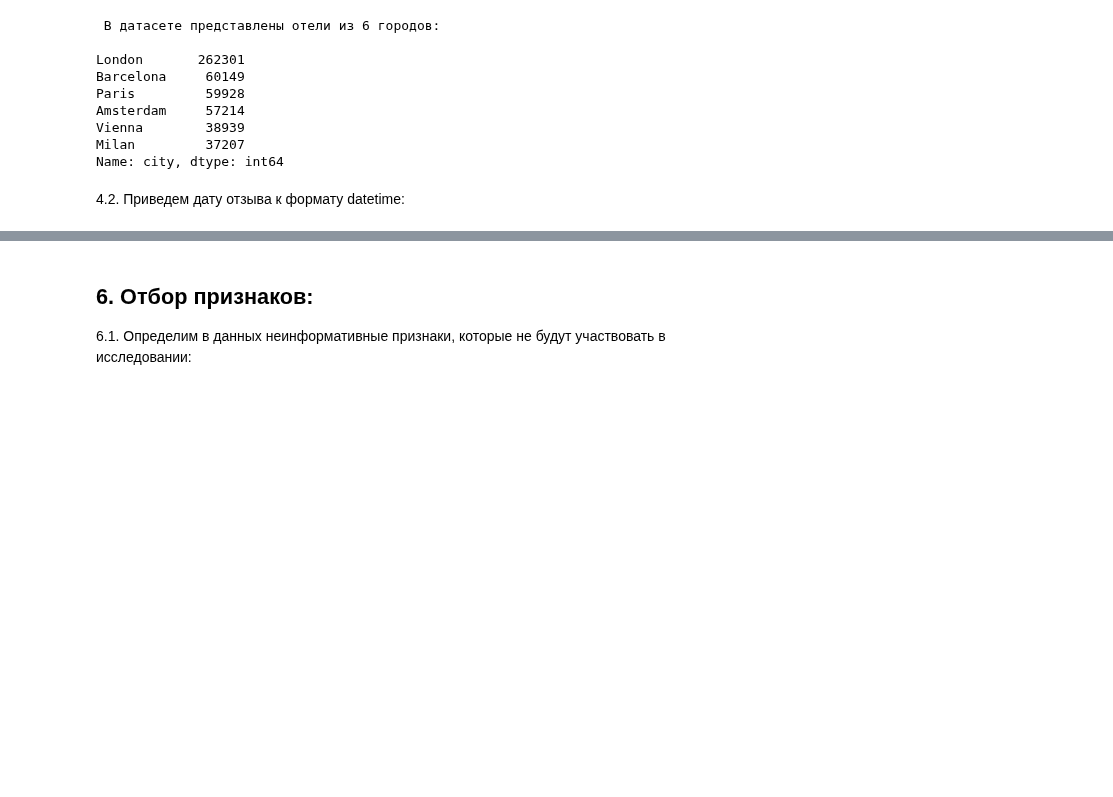
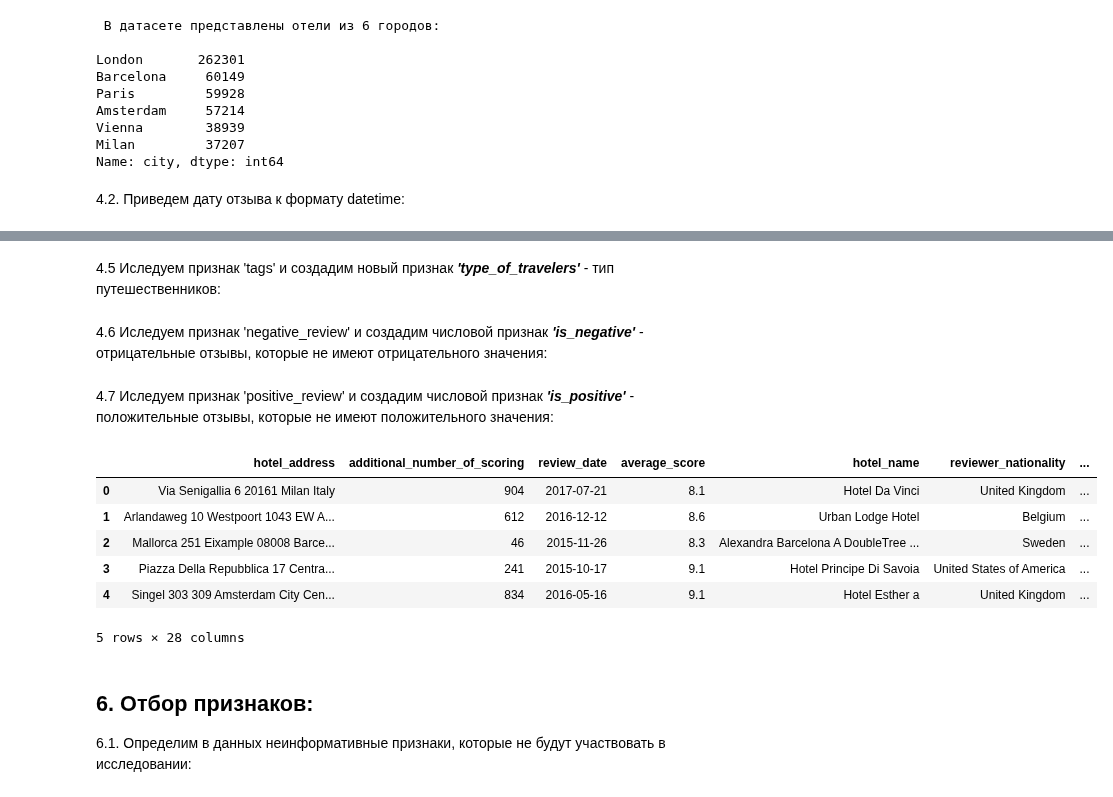
Before and after one commit to Irina-Kondratenko/SkillFactory, a Jupyter notebook: Homework/Project_6/baseline-v1.ipynb, the cells around one changed output, grey strips where cells are left out. Saved outputs shown, nothing was run; the diff lists cells and outputs as text; code cells hidden in the pictures; blank space fills up the shorter version.

```diff
--- a/Homework/Project_6/baseline-v1.ipynb
+++ b/Homework/Project_6/baseline-v1.ipynb
@@ -351,0 +353,14 @@ Pass the following variable as a keyword arg: x. From version 0.12, the only val
+# %%
+data['tags'] = data['tags'].apply(lambda x: x.replace("[' ", "").replace(" ']", "").split(" ', ' "))
+
+def get_night(arg):
+
+    for tag in arg:
+        if 'Stayed' in tag:
+            return int(tag.split()[1])
+
+# Создание нового признака 'nights':
+data['nights'] = data['tags'].apply(get_night)
+
+# Заменим пропуски в признаке медианой:
+data['nights'] = data['nights'].fillna(data.nights.median())
@@ -352,3 +369,47 @@ Pass the following variable as a keyword arg: x. From version 0.12, the only val
+# %%
+# Создание нового признака 'type_trip':
+data['type_trip'] = data['tags'].apply(
+    lambda x: 1 if 'Business' in x else 0)
+# %% [markdown]
+4.5 Иследуем признак 'tags' и создадим новый признак ***'type_of_travelers'*** - тип путешественников:
+# %%
+def set_why_stayed(value):
+    if 'Group' in  value:
+        return 'Group'
+    if 'Couple' in value:
+        return 'Couple'
+    if 'Solo traveler' in value:
+        return 'Solo traveler'
+    if 'Family with young children' in value:
+        return 'Family with young children'
+    if 'Family with older children' in value:
+        return 'Family with older children'
+    return np.nan
+
+# Создание нового признака 'type_of_travelers':
+data['type_of_travelers'] = data['tags'].apply(set_why_stayed)
+data['type_of_travelers'] = data['type_of_travelers'].fillna(
+    data['type_of_travelers'].mode().iat[0])
+# %% [markdown]
+4.6 Иследуем признак 'negative_review' и создадим числовой признак ***'is_negative'*** - отрицательные отзывы, которые не имеют отрицательного значения:
+# %%
+# Создание нового признака 'is_negative':
+data['is_negative'] = data['negative_review'].apply(
+    lambda x: 0 if x == 'No Negative' else 1)
+# %% [markdown]
+4.7 Иследуем признак 'positive_review' и создадим числовой признак ***'is_positive'*** - положительные отзывы, которые не имеют положительного значения:
+# %%
+# Создание нового признака 'is_positive':
+data['is_positive'] = data['positive_review'].apply(
+    lambda x: 0 if x =='No Positive' else 1)
+# %% [output]
+|  | hotel_address | additional_number_of_scoring | review_date | average_score | hotel_name | reviewer_nationality | ... |
+| 0 | Via Senigallia 6 20161 Milan Italy | 904 | 2017-07-21 | 8.1 | Hotel Da Vinci | United Kingdom | ... |
+| 1 | Arlandaweg 10 Westpoort 1043 EW A... | 612 | 2016-12-12 | 8.6 | Urban Lodge Hotel | Belgium | ... |
+| 2 | Mallorca 251 Eixample 08008 Barce... | 46 | 2015-11-26 | 8.3 | Alexandra Barcelona A DoubleTree ... | Sweden | ... |
+| 3 | Piazza Della Repubblica 17 Centra... | 241 | 2015-10-17 | 9.1 | Hotel Principe Di Savoia | United States of America | ... |
+| 4 | Singel 303 309 Amsterdam City Cen... | 834 | 2016-05-16 | 9.1 | Hotel Esther a | United Kingdom | ... |
+5 rows × 28 columns
 # %% [markdown]
 ## **6. Отбор признаков:**
 
```
Also changed, not shown: parts of 17 cells of this notebook.
